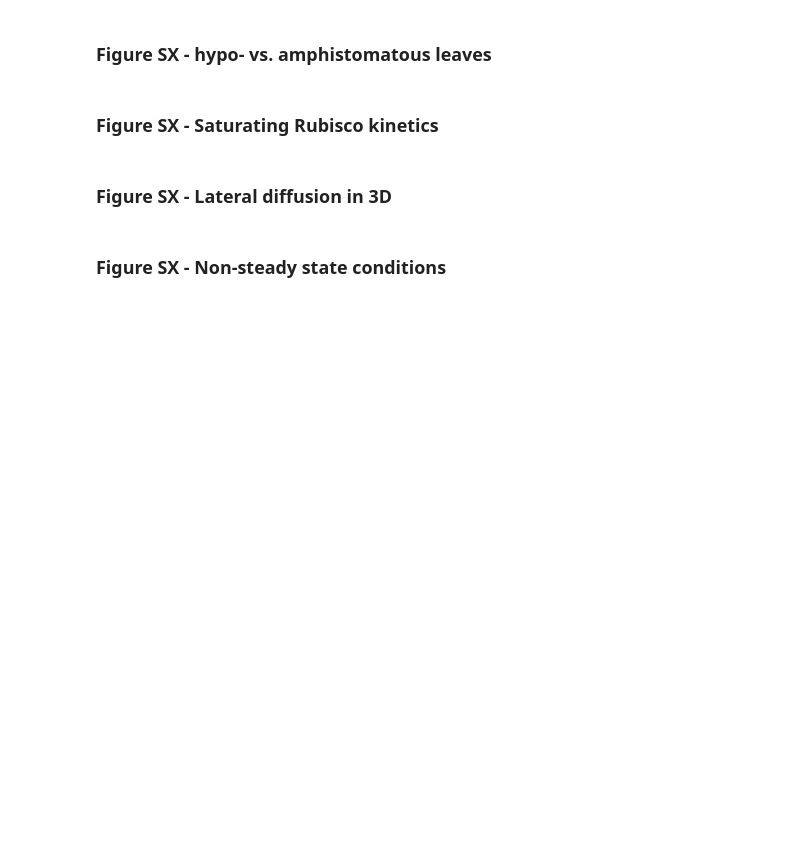
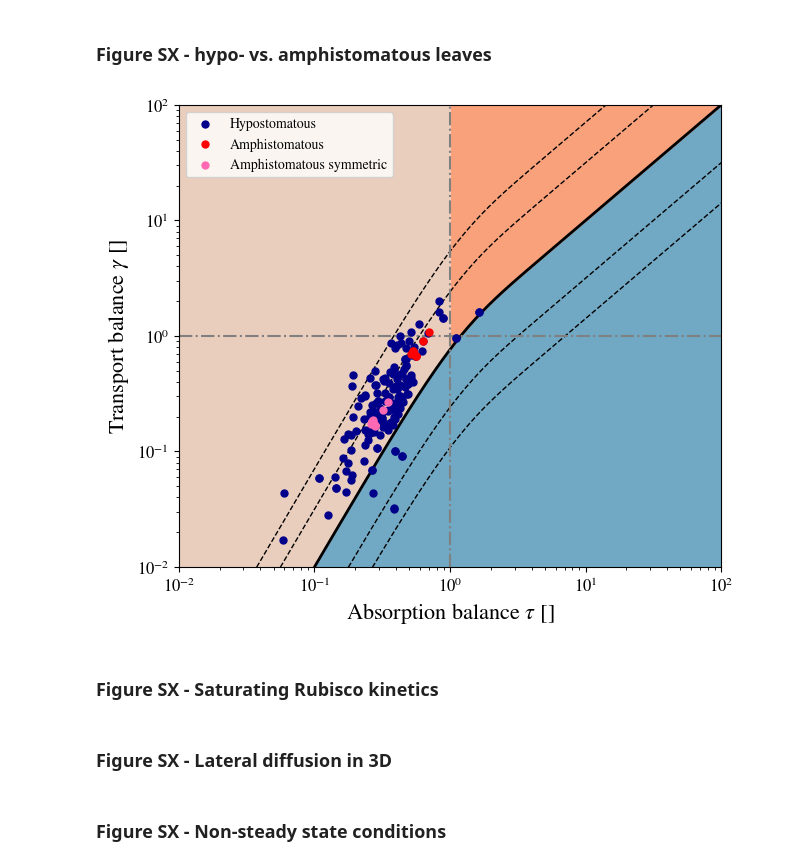
Before and after one commit to andreas-stillits/CarbonFixationModel1D, a Jupyter notebook: figures/scripts/supplementary.ipynb, the cells around one changed output. Saved outputs shown, nothing was run; the diff lists cells and outputs as text; code cells hidden in the pictures; blank space fills up the shorter version.

```diff
--- a/figures/scripts/supplementary.ipynb
+++ b/figures/scripts/supplementary.ipynb
@@ -344,5 +344,47 @@ plt.show()
 # %% [markdown]
 ### Figure SX - hypo- vs. amphistomatous leaves
+# %%
+# load data
+df = pd.read_csv(ROOT + 'data/saved_data/Knauer2022_hypostomatous.csv', sep=';', decimal=',')
+df_ = pd.read_csv(ROOT + 'data/saved_data/Knauer2022_most_ias_limited.csv', sep=';', decimal=',')
+
+
+fig, ax1 = plt.subplots(1, 1, figsize=(7, 6))
+
+N = 400
+chi_ = 0.1
+vmin, vmax = 0.01, 100
+taus = np.exp(np.linspace(np.log(vmin), np.log(vmax), N))
+borders = lambda taus, sigma: sigma*taus*np.tanh(taus)
+
+# shading
+ax1.fill_between(taus, borders(taus, 1), vmin, color=colorI)
+ax1.fill_between(taus[taus <= 1], vmax, borders(taus[taus <= 1], 1), color=colorII)
+ax1.fill_between(taus[taus >= 1], vmax, borders(taus[taus >= 1], 1), color=colorIII)
+# lines
+ax1.plot(taus, borders(taus, 1), color='black', linestyle='-', linewidth=2)
+ax1.plot(taus, borders(taus, np.sqrt(50)), color='black', linestyle='--', linewidth=1)
+ax1.plot(taus, borders(taus, np.sqrt(10)), color='black', linestyle='--', linewidth=1)
+ax1.plot(taus, borders(taus, 1/np.sqrt(10)), color='black', linestyle='--', linewidth=1)
+ax1.plot(taus, borders(taus, 1/np.sqrt(50)), color='black', linestyle='--', linewidth=1)
+
+# plot the data
+labels = [r"Hypostomatous", r"Amphistomatous", r"Amphistomatous symmetric"]
+colors = ["darkblue", "red", "hotpink"]
+
+mask = df_['hypostomatous'] != 'yes'
+df_amphi = df_[mask]
+df_amphi_sym = df_amphi.copy()
+df_amphi_sym['tau'] = df_amphi_sym['tau'] / 2
+df_amphi_sym['gamma'] = df_amphi_sym['gamma'] / 4
+
+std_layout(ax1, [df, df_amphi, df_amphi_sym], labels, colors=colors)
+
+plt.savefig(ROOT + "figures/vectorgraphics/supplementary/figureS4.svg")
+plt.savefig(ROOT + "figures/vectorgraphics/supplementary/figureS4.png", dpi=300)
+plt.show()
+# %% [output]
+[figure, added]
 # %% [markdown]
 ### Figure SX - Saturating Rubisco kinetics
 # %% [markdown]
```
Also changed, not shown: parts of 1 cell of this notebook, 10 other files.
